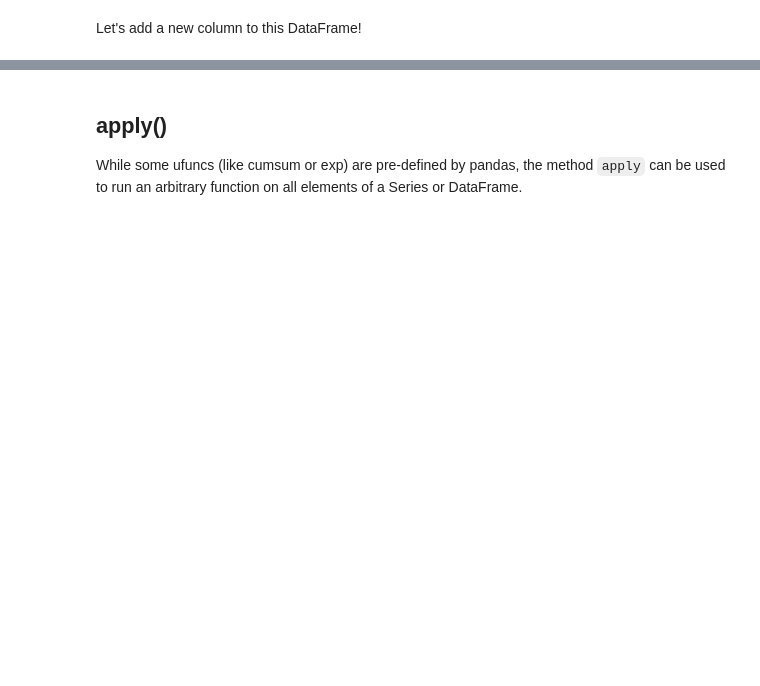
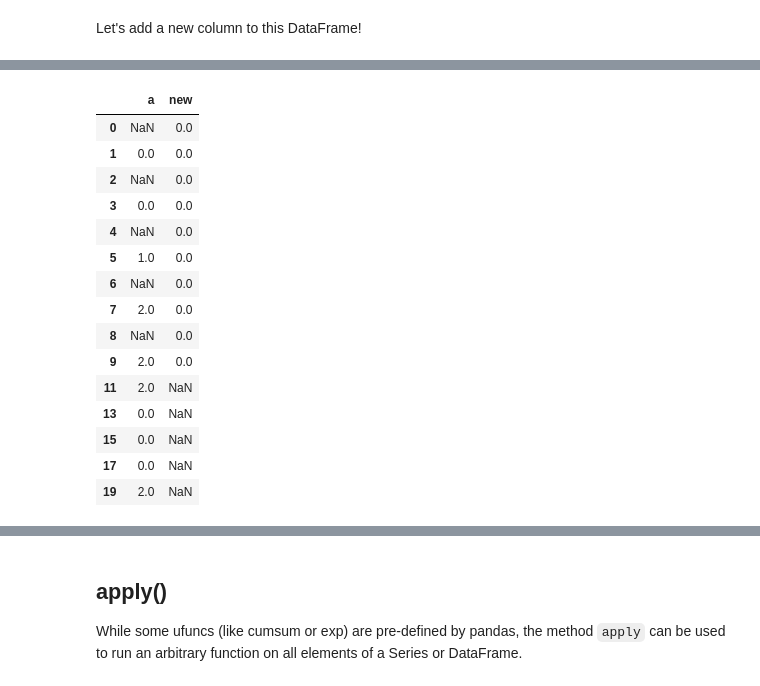
Before and after one commit to scientificprogrammingUOS/lectures, a Jupyter notebook: week07-Framing_Data_with_Pandas/lecture.ipynb, the cells around one changed output, grey strips where cells are left out. Drawn from its saved outputs; the diff is of its cells as text; code cells hidden in the pictures; blank space fills up the shorter version.

```diff
--- a/week07-Framing_Data_with_Pandas/lecture.ipynb
+++ b/week07-Framing_Data_with_Pandas/lecture.ipynb
@@ -728,3 +2091,22 @@ new_aligned
+# %%
+old_aligned.assign(new=new_aligned)
+# %% [output]
+|  | a | new |
+| 0 | NaN | 0.0 |
+| 1 | 0.0 | 0.0 |
+| 2 | NaN | 0.0 |
+| 3 | 0.0 | 0.0 |
+| 4 | NaN | 0.0 |
+| 5 | 1.0 | 0.0 |
+| 6 | NaN | 0.0 |
+| 7 | 2.0 | 0.0 |
+| 8 | NaN | 0.0 |
+| 9 | 2.0 | 0.0 |
+| 11 | 2.0 | NaN |
+| 13 | 0.0 | NaN |
+| 15 | 0.0 | NaN |
+| 17 | 0.0 | NaN |
+| 19 | 2.0 | NaN |
 # %%
 tmp = pd.Series([0]*len(df.index), index=df.index)
 tmp
```
Also changed, not shown: parts of 326 cells of this notebook, 54 other files.
